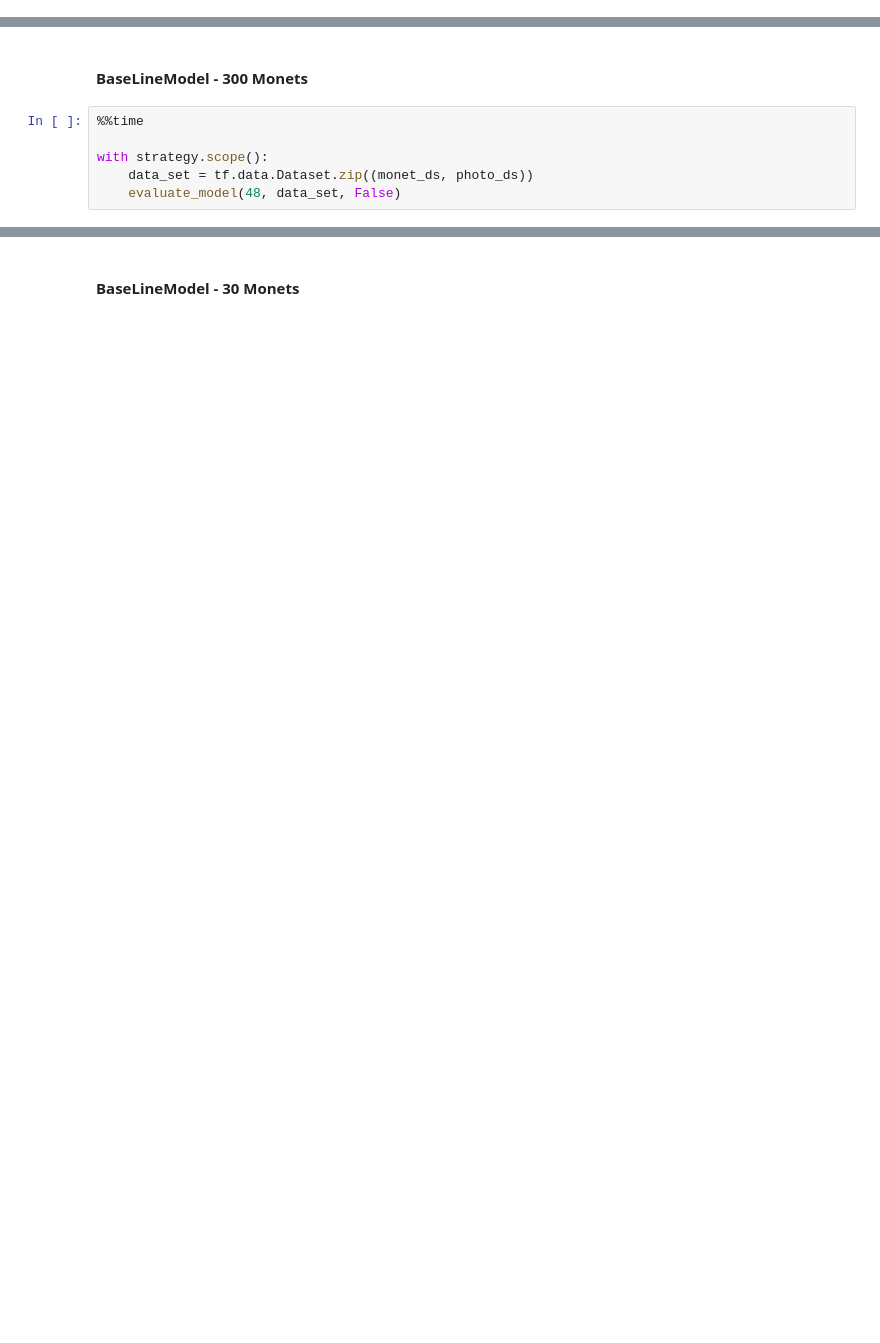
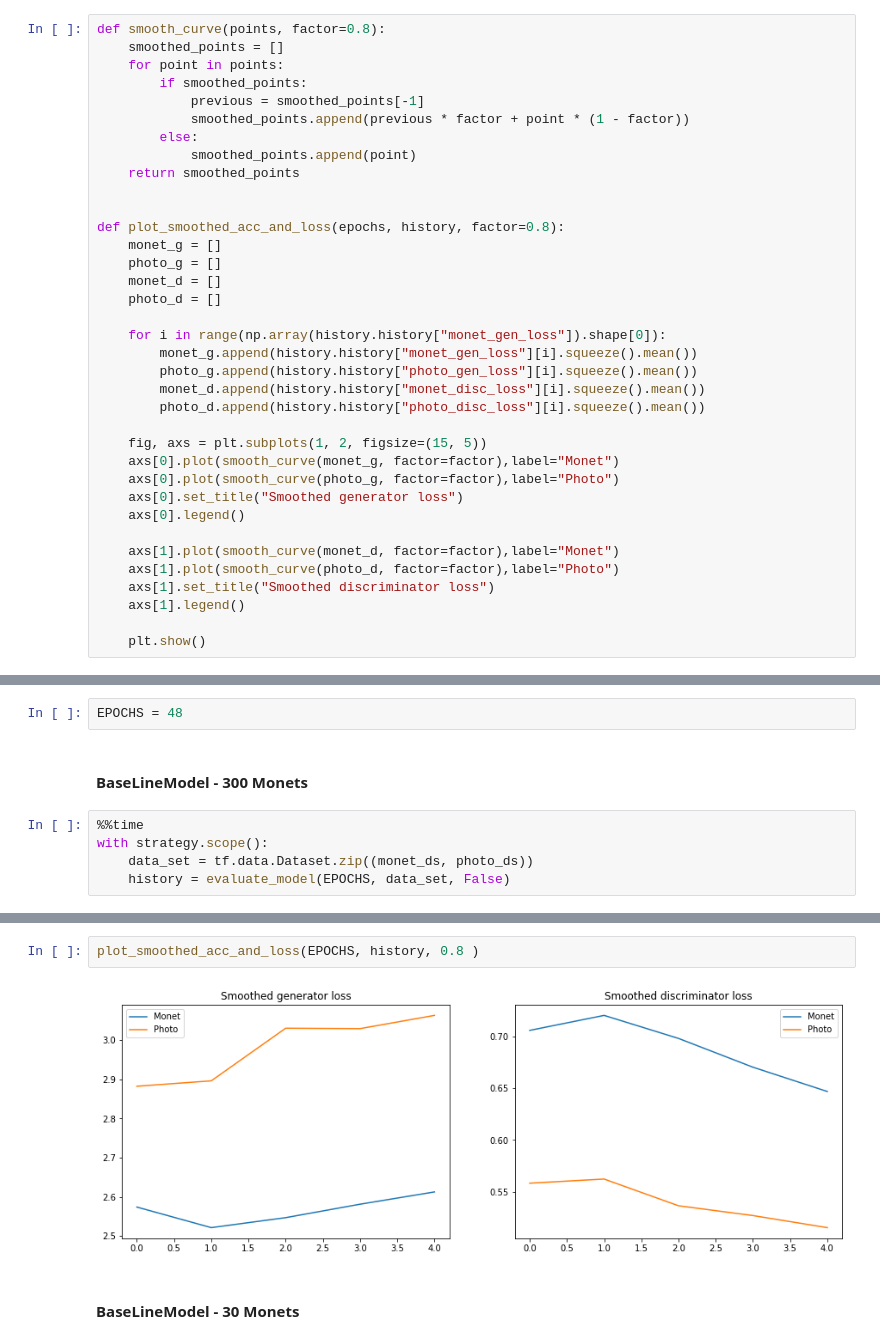
Before and after one commit to Arye182/Deep_Learning_Monet_Competition_Kaggle, a Jupyter notebook: training.ipynb, the cells around one changed output, grey strips where cells are left out. Saved outputs shown, nothing was run; the diff lists cells and outputs as text; blank space fills up the shorter version.

```diff
--- a/training.ipynb
+++ b/training.ipynb
@@ -563,0 +568,36 @@ def evaluate_model(epochs, data, fid_flag):
+# %%
+def smooth_curve(points, factor=0.8):
+    smoothed_points = []
+    for point in points:
+        if smoothed_points:
+            previous = smoothed_points[-1]
+            smoothed_points.append(previous * factor + point * (1 - factor))
+        else:
+            smoothed_points.append(point)
+    return smoothed_points
+
+
+def plot_smoothed_acc_and_loss(epochs, history, factor=0.8):
+    monet_g = []
+    photo_g = []
+    monet_d = []
+    photo_d = []
+
+    for i in range(np.array(history.history["monet_gen_loss"]).shape[0]):
+        monet_g.append(history.history["monet_gen_loss"][i].squeeze().mean())
+        photo_g.append(history.history["photo_gen_loss"][i].squeeze().mean())
+        monet_d.append(history.history["monet_disc_loss"][i].squeeze().mean())
+        photo_d.append(history.history["photo_disc_loss"][i].squeeze().mean())
+
+    fig, axs = plt.subplots(1, 2, figsize=(15, 5))
+    axs[0].plot(smooth_curve(monet_g, factor=factor),label="Monet")
+    axs[0].plot(smooth_curve(photo_g, factor=factor),label="Photo")
+    axs[0].set_title("Smoothed generator loss")
+    axs[0].legend()
+
+    axs[1].plot(smooth_curve(monet_d, factor=factor),label="Monet")
+    axs[1].plot(smooth_curve(photo_d, factor=factor),label="Photo")
+    axs[1].set_title("Smoothed discriminator loss")
+    axs[1].legend()
+
+    plt.show()
@@ -564,9 +606,10 @@ def evaluate_model(epochs, data, fid_flag):
+# %%
+EPOCHS = 48
 # %% [markdown]
 #### BaseLineModel - 300 Monets
 # %%
 %%time
-
 with strategy.scope():
     data_set = tf.data.Dataset.zip((monet_ds, photo_ds))
-    evaluate_model(48, data_set, False)
+    history = evaluate_model(EPOCHS, data_set, False)
 # %% [output]
@@ -584,3 +628,7 @@ Wall time: 3min 52s
+# %%
+plot_smoothed_acc_and_loss(EPOCHS, history, 0.8 )
+# %% [output]
+[figure, added]
 # %% [markdown]
 #### BaseLineModel - 30 Monets
 # %%
```
Also changed, not shown: parts of 12 cells of this notebook.
